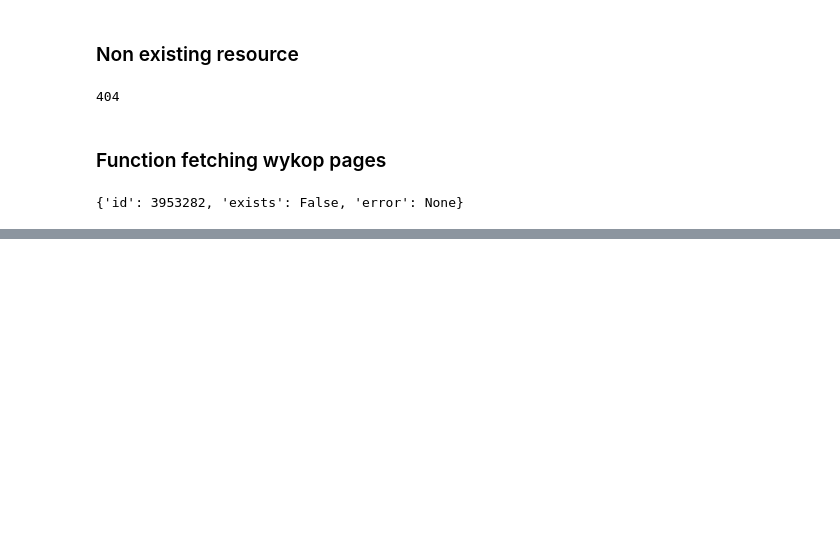
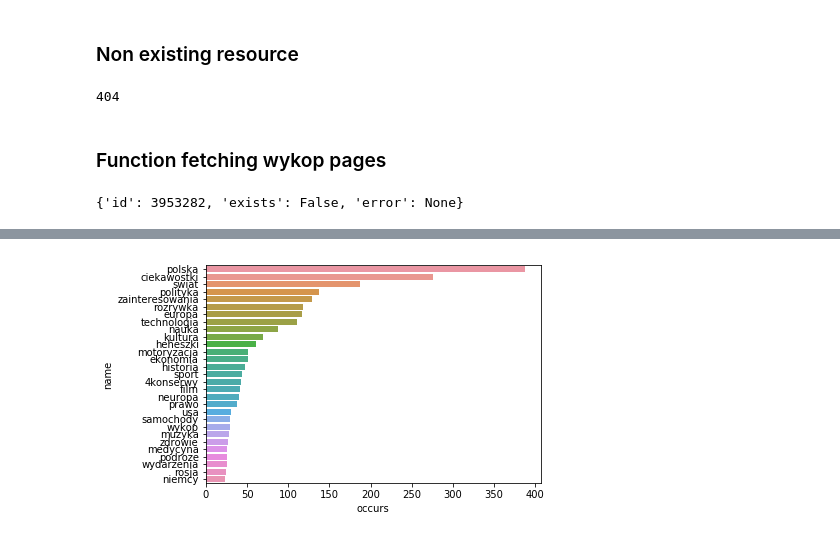
Before and after one commit to lzenczuk/ml_playground, a Jupyter notebook: wykop/Wykop.ipynb, the cells around one changed output, grey strips where cells are left out. Cells and saved outputs as stored; diff of their text form; code cells hidden in the pictures; blank space fills up the shorter version.

```diff
--- a/wykop/Wykop.ipynb
+++ b/wykop/Wykop.ipynb
@@ -88,0 +246,15 @@ print fetch_wykop_page(3953282)
+# %%
+tags_occurence_on_pages_query = [
+    {"$unwind": {"path": "$keys"}},
+    {"$group": {"_id": "$keys", "occurs": {"$sum": 1}}},
+    {"$sort": {"occurs": -1}}
+]
+
+tspp = list(pages.aggregate(tags_occurence_on_pages_query))
+
+for tpp in tspp:
+    if tpp['_id'] in ut_df:
+        ut_df[tpp['_id']] = ut_df[tpp['_id']].apply(lambda x: x / tpp['occurs'])
+
+display(ut_df.head())
+ut_df.describe()
@@ -88,0 +280,17 @@ print fetch_wykop_page(3953282)
+# %%
+import seaborn as sns
+import matplotlib.pyplot as plt
+
+tags_df = pd.DataFrame(tspp)
+tags_df['name'] = tags_df['_id']
+tags_df = tags_df.drop(['_id'], axis=1)
+
+#display(tags_df[tags_df['occurs']>20])
+
+#tags_df[tags_df['occurs']>20].hist(bins=25)
+#plt.show()
+# %%
+sns.barplot(y='name', x='occurs', data=tags_df[tags_df['occurs']>20])
+plt.show()
+# %% [output]
+[figure, added]
```
Also changed, not shown: parts of 9 cells of this notebook, 1 other file.
